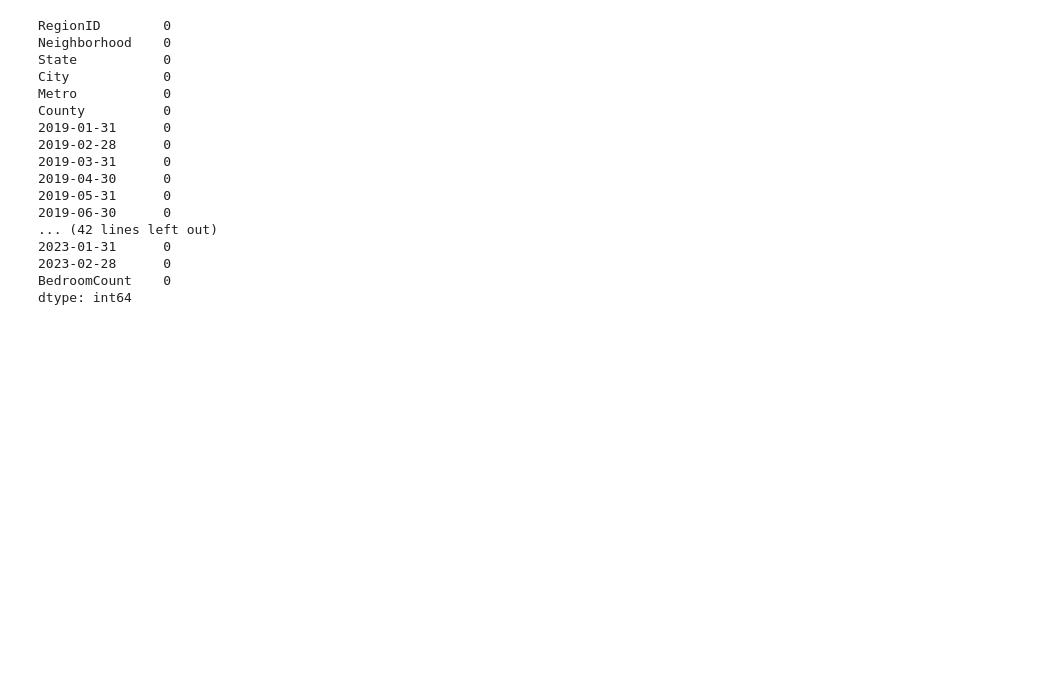
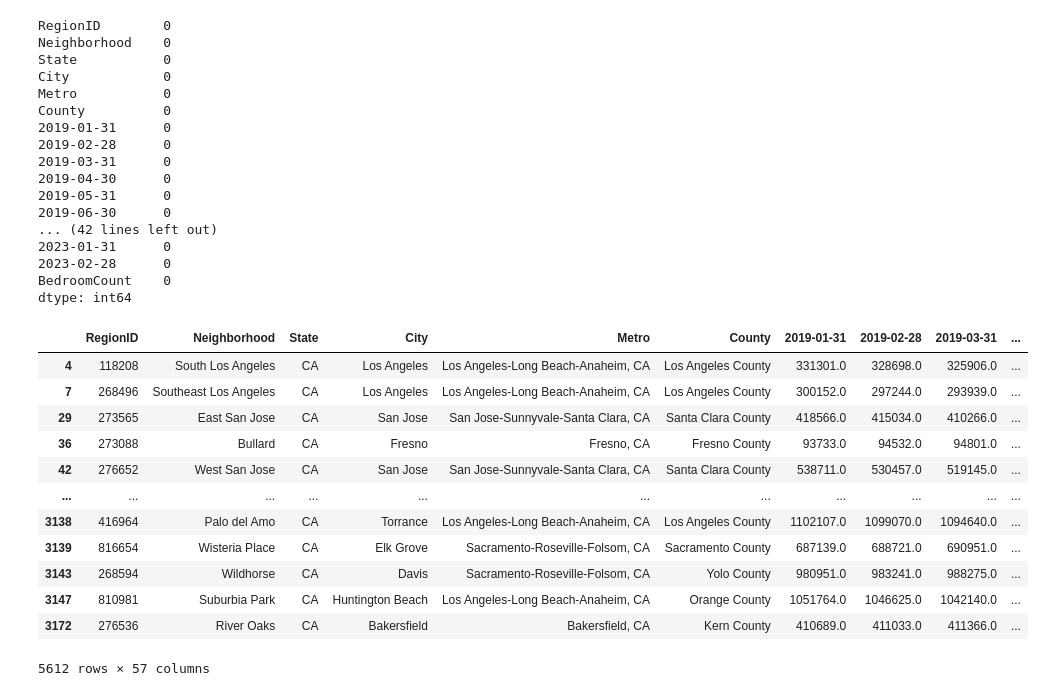
Before and after one commit to Ray54111/Housing-Prices-Machine-Learning-Project, a Jupyter notebook: data_cleanup.ipynb, the cells around one changed output. Saved outputs shown, nothing was run; the diff lists cells and outputs as text; code cells hidden in the pictures; blank space fills up the shorter version.

```diff
--- a/data_cleanup.ipynb
+++ b/data_cleanup.ipynb
@@ -129,7 +129,7 @@ dtype: int64
 #drop rows without values in Metro column
 all_homes_dropped = all_homes.dropna(subset=['Metro'])
 #drop rows with missing values
-all_homes_dropped = all_homes_dropped.dropna(thresh=len(all_homes_dropped.columns))
+all_homes_dropped = all_homes_dropped.dropna()
 #display
 all_homes_dropped
 # %% [output]
@@ -168,6 +168,24 @@ County          0
 2023-02-28      0
 BedroomCount    0
 dtype: int64
+# %%
+all_homes_dropped = all_homes_dropped.round()
+
+all_homes_dropped
+# %% [output]
+|  | RegionID | Neighborhood | State | City | Metro | County | 2019-01-31 | 2019-02-28 | 2019-03-31 | ... |
+| 4 | 118208 | South Los Angeles | CA | Los Angeles | Los Angeles-Long Beach-Anaheim, CA | Los Angeles County | 331301.0 | 328698.0 | 325906.0 | ... |
+| 7 | 268496 | Southeast Los Angeles | CA | Los Angeles | Los Angeles-Long Beach-Anaheim, CA | Los Angeles County | 300152.0 | 297244.0 | 293939.0 | ... |
+| 29 | 273565 | East San Jose | CA | San Jose | San Jose-Sunnyvale-Santa Clara, CA | Santa Clara County | 418566.0 | 415034.0 | 410266.0 | ... |
+| 36 | 273088 | Bullard | CA | Fresno | Fresno, CA | Fresno County | 93733.0 | 94532.0 | 94801.0 | ... |
+| 42 | 276652 | West San Jose | CA | San Jose | San Jose-Sunnyvale-Santa Clara, CA | Santa Clara County | 538711.0 | 530457.0 | 519145.0 | ... |
+| ... | ... | ... | ... | ... | ... | ... | ... | ... | ... | ... |
+| 3138 | 416964 | Palo del Amo | CA | Torrance | Los Angeles-Long Beach-Anaheim, CA | Los Angeles County | 1102107.0 | 1099070.0 | 1094640.0 | ... |
+| 3139 | 816654 | Wisteria Place | CA | Elk Grove | Sacramento-Roseville-Folsom, CA | Sacramento County | 687139.0 | 688721.0 | 690951.0 | ... |
+| 3143 | 268594 | Wildhorse | CA | Davis | Sacramento-Roseville-Folsom, CA | Yolo County | 980951.0 | 983241.0 | 988275.0 | ... |
+| 3147 | 810981 | Suburbia Park | CA | Huntington Beach | Los Angeles-Long Beach-Anaheim, CA | Orange County | 1051764.0 | 1046625.0 | 1042140.0 | ... |
+| 3172 | 276536 | River Oaks | CA | Bakersfield | Bakersfield, CA | Kern County | 410689.0 | 411033.0 | 411366.0 | ... |
+5612 rows × 57 columns
 # %%
 #export as csv
 all_homes_dropped.to_csv("housing_prices_data.csv", index=False)
```
Also changed, not shown: 1 other file.
